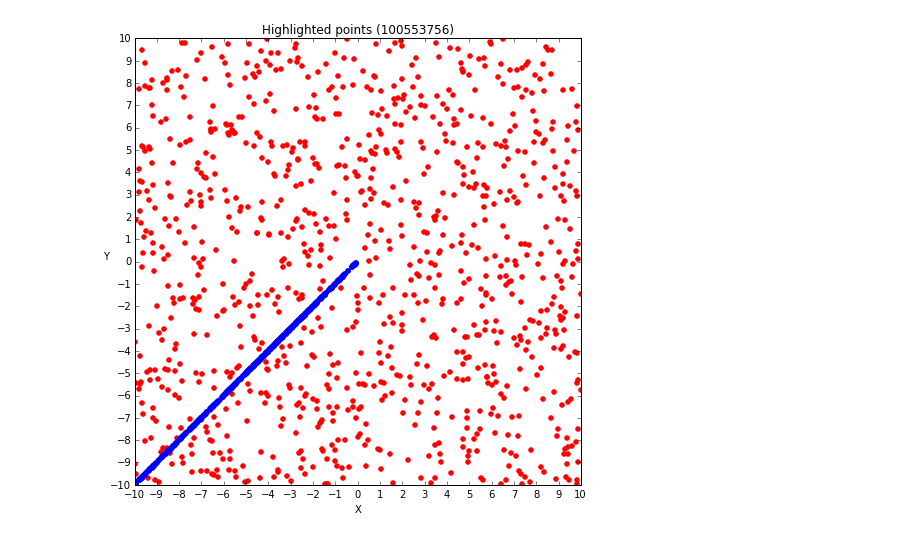
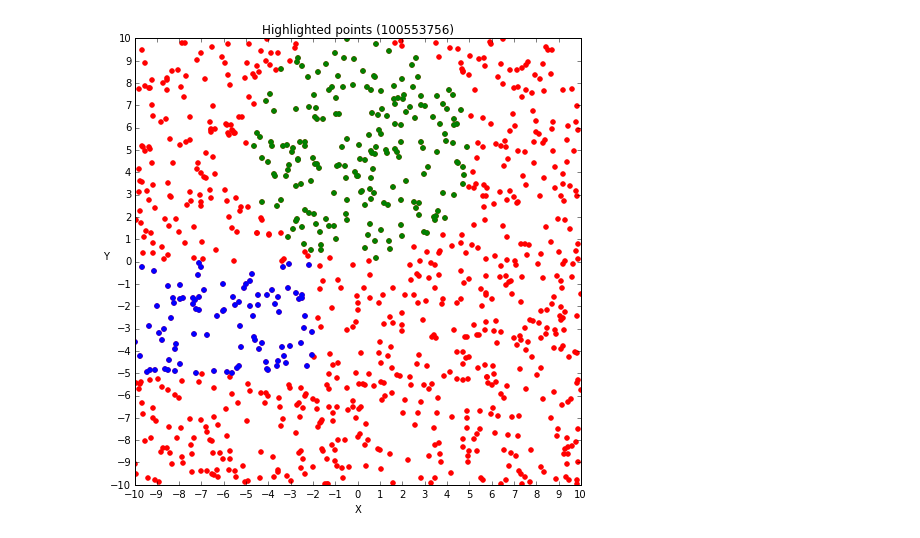
Before and after one commit to Mitchell-Childerhose/CSCI-2000U-100553756, a Jupyter notebook: Assignments/Assignment-3/xy_plot.ipynb, the cells around one changed output. Drawn from its saved outputs; the diff is of its cells as text; code cells hidden in the pictures.

```diff
--- a/Assignments/Assignment-3/xy_plot.ipynb
+++ b/Assignments/Assignment-3/xy_plot.ipynb
@@ -7,35 +7,49 @@ import numpy as np
 import matplotlib.patches as mpatches
 %matplotlib inline
 
 figure(3, figsize=(8,8))
 
 with open('xy_points.dat', 'r') as f:
     first_line = f.readline()
     second_line = f.readline()
 
 x = first_line.split()
 y = second_line.split()
 
 x = [float(i) for i in x]
 y = [float(j) for j in y]
 
-xlist = [i for i in x if any(i <= -2)]
-ylist = [j for j in y if any(-5 <= j <= 0)]
+xlist = []
+ylist = []
+xlist2 = []
+ylist2 = []
+
+for i, j in zip(x, y):
+    if any((i<-2) and (-5<=j<=0)):
+        xlist.append(i)
+        ylist.append(j)
+
+for i, j in zip(x, y):
+    if any((i**2 + (j-5)**2) < 25):
+        xlist2.append(i)
+        ylist2.append(j)
 
 scatter(x,y, color = 'red')
-scatter(xlist,xlist, color = 'blue')
-scatter(ylist,ylist, color = 'blue')
+scatter(xlist2,ylist2, color = 'green')
+scatter(xlist,ylist, color = 'blue')
+
+
 
 xticks(range(-10,11), color = 'black')
 yticks(range(-10,11), color = 'black')
 
 title('Highlighted points (100553756)')
 ylabel('Y', color = 'black', rotation = 0)
 xlabel('X', color = 'black')
 
 xlim(-10, 10)
 ylim(-10, 10)
 
 show()
 # %% [output]
-[figure, old version]
+[figure, new version]
```
